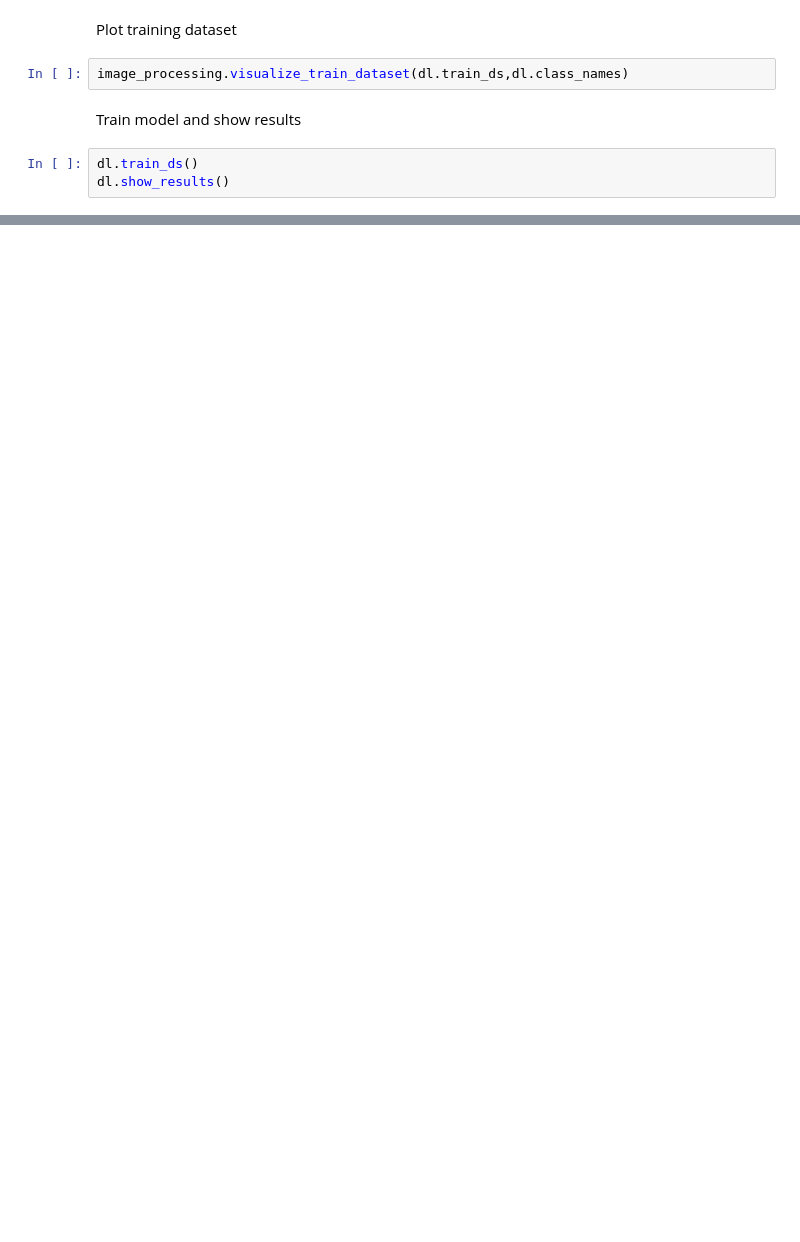
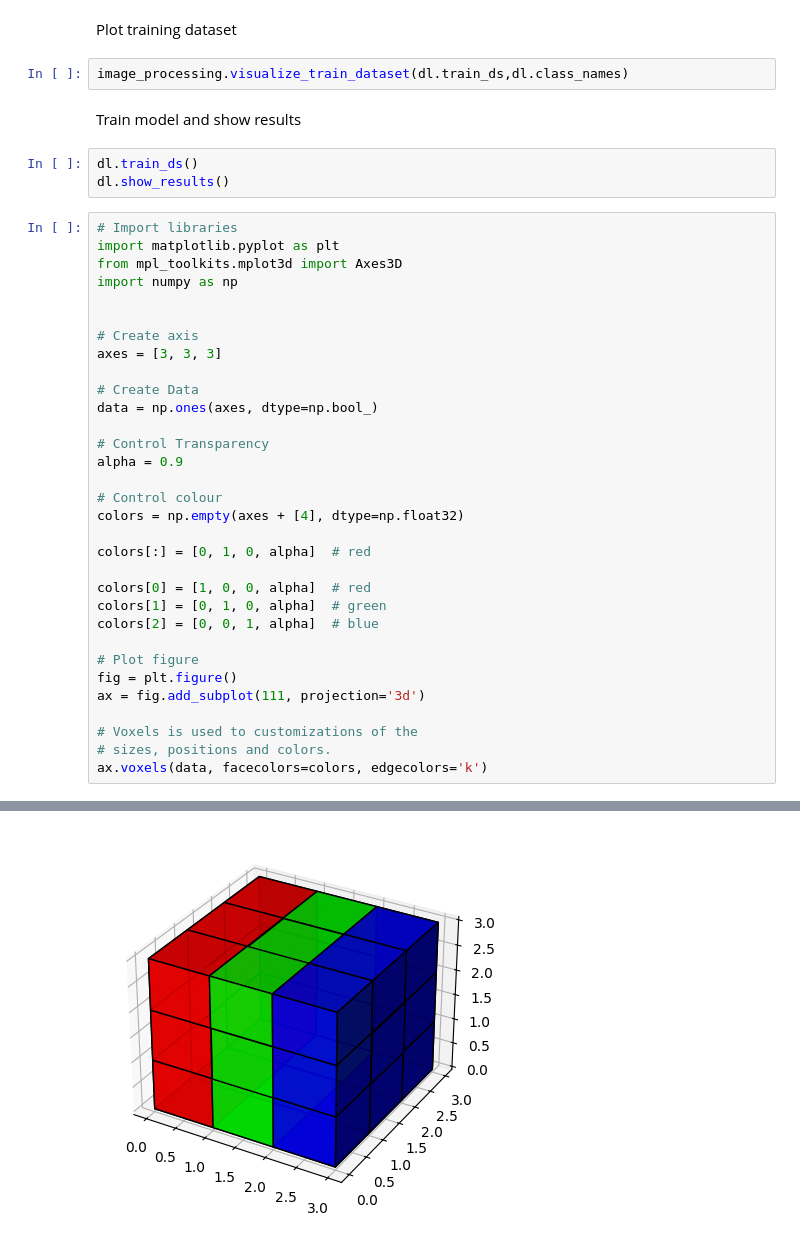
Before and after one commit to FranUrsus/TimeSeriesImaging, a Jupyter notebook: scripts/main.ipynb, the cells around one changed output, grey strips where cells are left out. Saved outputs shown, nothing was run; the diff lists cells and outputs as text; blank space fills up the shorter version.

```diff
--- a/scripts/main.ipynb
+++ b/scripts/main.ipynb
@@ -340,3 +346,36 @@ Train model and show results
 # %%
 dl.train_ds()
 dl.show_results()
+# %%
+# Import libraries
+import matplotlib.pyplot as plt
+from mpl_toolkits.mplot3d import Axes3D
+import numpy as np
+
+
+# Create axis
+axes = [3, 3, 3]
+
+# Create Data
+data = np.ones(axes, dtype=np.bool_)
+
+# Control Transparency
+alpha = 0.9
+
+# Control colour
+colors = np.empty(axes + [4], dtype=np.float32)
+
+colors[:] = [0, 1, 0, alpha]  # red
+
+colors[0] = [1, 0, 0, alpha]  # red
+colors[1] = [0, 1, 0, alpha]  # green
+colors[2] = [0, 0, 1, alpha]  # blue
+
+# Plot figure
+fig = plt.figure()
+ax = fig.add_subplot(111, projection='3d')
+
+# Voxels is used to customizations of the
+# sizes, positions and colors.
+ax.voxels(data, facecolors=colors, edgecolors='k')
+# %% [output]
@@ -342,0 +399 @@ dl.show_results()
+[figure, added]
```
Also changed, not shown: parts of 5 cells of this notebook, 5 other files.
